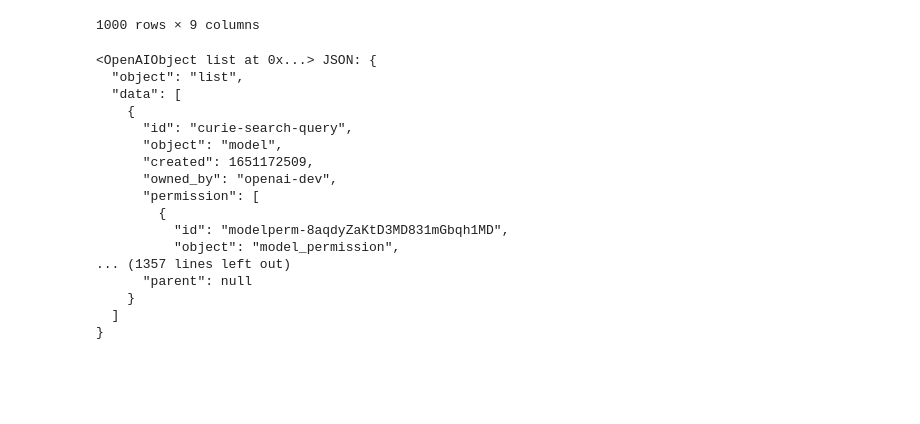
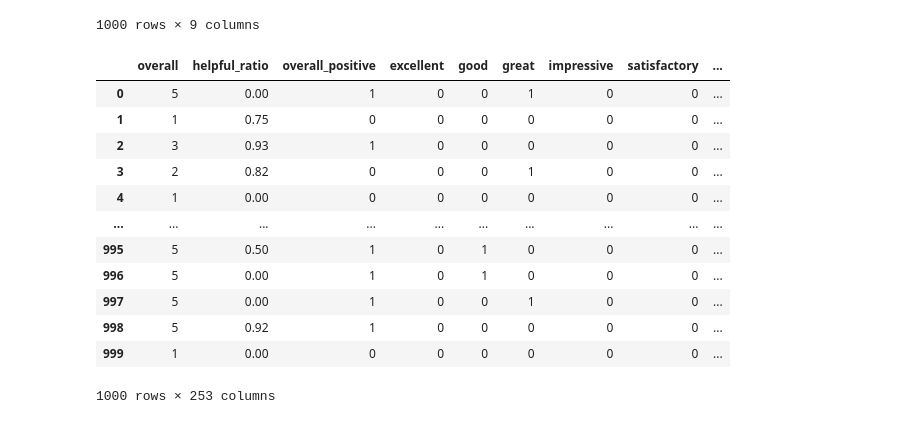
Before and after one commit to EnronMusk/MyRepo, a Jupyter notebook: ReviewGPT/model.ipynb, the cells around one changed output. Cells and saved outputs as stored; diff of their text form; code cells hidden in the pictures; blank space fills up the shorter version.

```diff
--- a/ReviewGPT/model.ipynb
+++ b/ReviewGPT/model.ipynb
@@ -36,23 +41,3 @@ data
 | 998 | A2UFAKH7Y8VH5N | 9983891212 | WilliWu | [12, 12] | Works perfectly at 1080p HD and i... | 5 | Perfect for Canon EOS 7d | 1270598400 | 04 7, 2010 |
 | 999 | ALO7PEIIIGXA9 | 9983891212 | W. W. Wager | [0, 0] | I was looking for a light weight ... | 1 | didn't work for me | 1397520000 | 04 15, 2014 |
 1000 rows × 9 columns
-# %%
-ai.Model.list()
-# %% [output]
-<OpenAIObject list at 0x...> JSON: {
-  "object": "list",
-  "data": [
-    {
-      "id": "curie-search-query",
-      "object": "model",
-      "created": 1651172509,
-      "owned_by": "openai-dev",
-      "permission": [
-        {
-          "id": "modelperm-8aqdyZaKtD3MD831mGbqh1MD",
-          "object": "model_permission",
-... (1357 lines left out)
-      "parent": null
-    }
-  ]
-}
@@ -58,0 +48,16 @@ ai.Model.list()
+# %%
+transformed_data
+# %% [output]
+|  | overall | helpful_ratio | overall_positive | excellent | good | great | impressive | satisfactory | ... |
+| 0 | 5 | 0.00 | 1 | 0 | 0 | 1 | 0 | 0 | ... |
+| 1 | 1 | 0.75 | 0 | 0 | 0 | 0 | 0 | 0 | ... |
+| 2 | 3 | 0.93 | 1 | 0 | 0 | 0 | 0 | 0 | ... |
+| 3 | 2 | 0.82 | 0 | 0 | 0 | 1 | 0 | 0 | ... |
+| 4 | 1 | 0.00 | 0 | 0 | 0 | 0 | 0 | 0 | ... |
+| ... | ... | ... | ... | ... | ... | ... | ... | ... | ... |
+| 995 | 5 | 0.50 | 1 | 0 | 1 | 0 | 0 | 0 | ... |
+| 996 | 5 | 0.00 | 1 | 0 | 1 | 0 | 0 | 0 | ... |
+| 997 | 5 | 0.00 | 1 | 0 | 0 | 1 | 0 | 0 | ... |
+| 998 | 5 | 0.92 | 1 | 0 | 0 | 0 | 0 | 0 | ... |
+| 999 | 1 | 0.00 | 0 | 0 | 0 | 0 | 0 | 0 | ... |
+1000 rows × 253 columns
```
Also changed, not shown: parts of 13 cells of this notebook, 1 other file.
